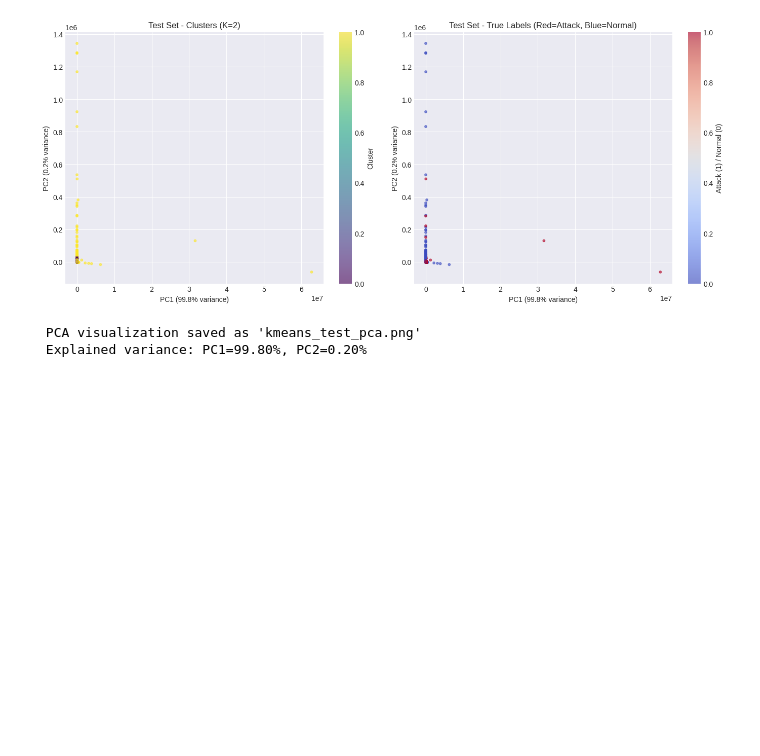
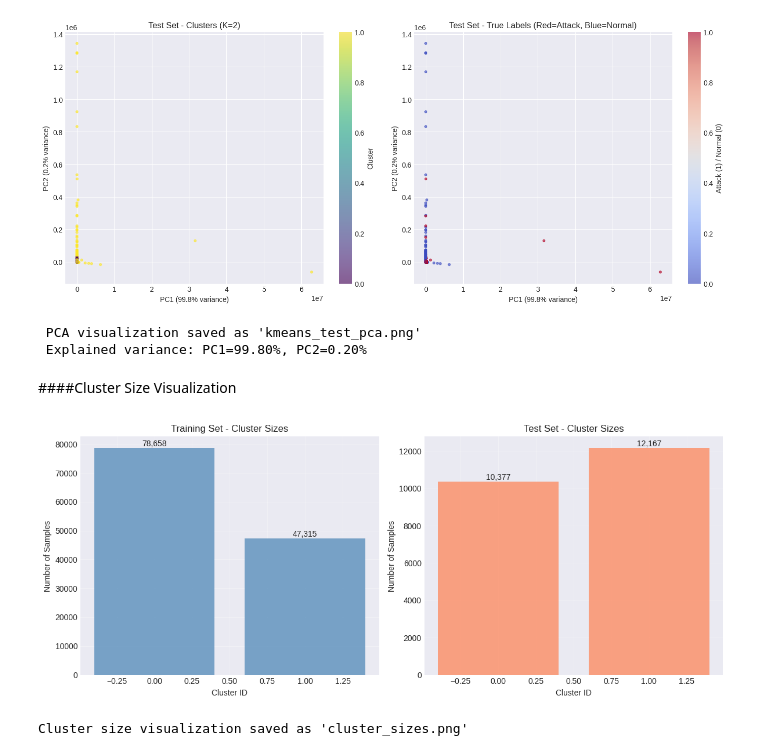
Before and after one commit to RansiluRanasinghe/unsupervised-intrusion-detection-nsl-kdd, a Jupyter notebook: Notebook/Unsupervised_Intrusion_Detection_NSL_KDD.ipynb, the cells around one changed output. Saved outputs shown, nothing was run; the diff lists cells and outputs as text; code cells hidden in the pictures; blank space fills up the shorter version.

Commit message:
Visualized cluster sizes

```diff
--- a/Notebook/Unsupervised_Intrusion_Detection_NSL_KDD.ipynb
+++ b/Notebook/Unsupervised_Intrusion_Detection_NSL_KDD.ipynb
@@ -488,3 +490,39 @@ create_pca_visualization(X_test_scaled, test_clusters, y_test, "Test Set", "kmea
 [figure]
  PCA visualization saved as 'kmeans_test_pca.png'
  Explained variance: PC1=99.80%, PC2=0.20%
+# %% [markdown]
+####Cluster Size Visualization
+# %%
+def plot_cluster_sizes(train_clusters, test_clusters):
+    fig, axes = plt.subplots(1, 2, figsize=(12, 5))
+
+    train_counts = pd.Series(train_clusters).value_counts().sort_index()
+    axes[0].bar(train_counts.index, train_counts.values, color='steelblue', alpha=0.7)
+    axes[0].set_title('Training Set - Cluster Sizes')
+    axes[0].set_xlabel('Cluster ID')
+    axes[0].set_ylabel('Number of Samples')
+    axes[0].grid(True, alpha=0.3)
+
+    for i, count in enumerate(train_counts.values):
+        axes[0].text(i, count, f'{count:,}', ha='center', va='bottom')
+
+    test_counts = pd.Series(test_clusters).value_counts().sort_index()
+    axes[1].bar(test_counts.index, test_counts.values, color='coral', alpha=0.7)
+    axes[1].set_title('Test Set - Cluster Sizes')
+    axes[1].set_xlabel('Cluster ID')
+    axes[1].set_ylabel('Number of Samples')
+    axes[1].grid(True, alpha=0.3)
+
+    for i, count in enumerate(test_counts.values):
+        axes[1].text(i, count, f'{count:,}', ha='center', va='bottom')
+
+    plt.tight_layout()
+    plt.savefig('cluster_sizes.png', dpi=100, bbox_inches='tight')
+    plt.show()
+
+    print("Cluster size visualization saved as 'cluster_sizes.png'")
+# %%
+plot_cluster_sizes(train_clusters, test_clusters)
+# %% [output]
+[figure, added]
+Cluster size visualization saved as 'cluster_sizes.png'
```
Also changed, not shown: parts of 1 cell of this notebook.
